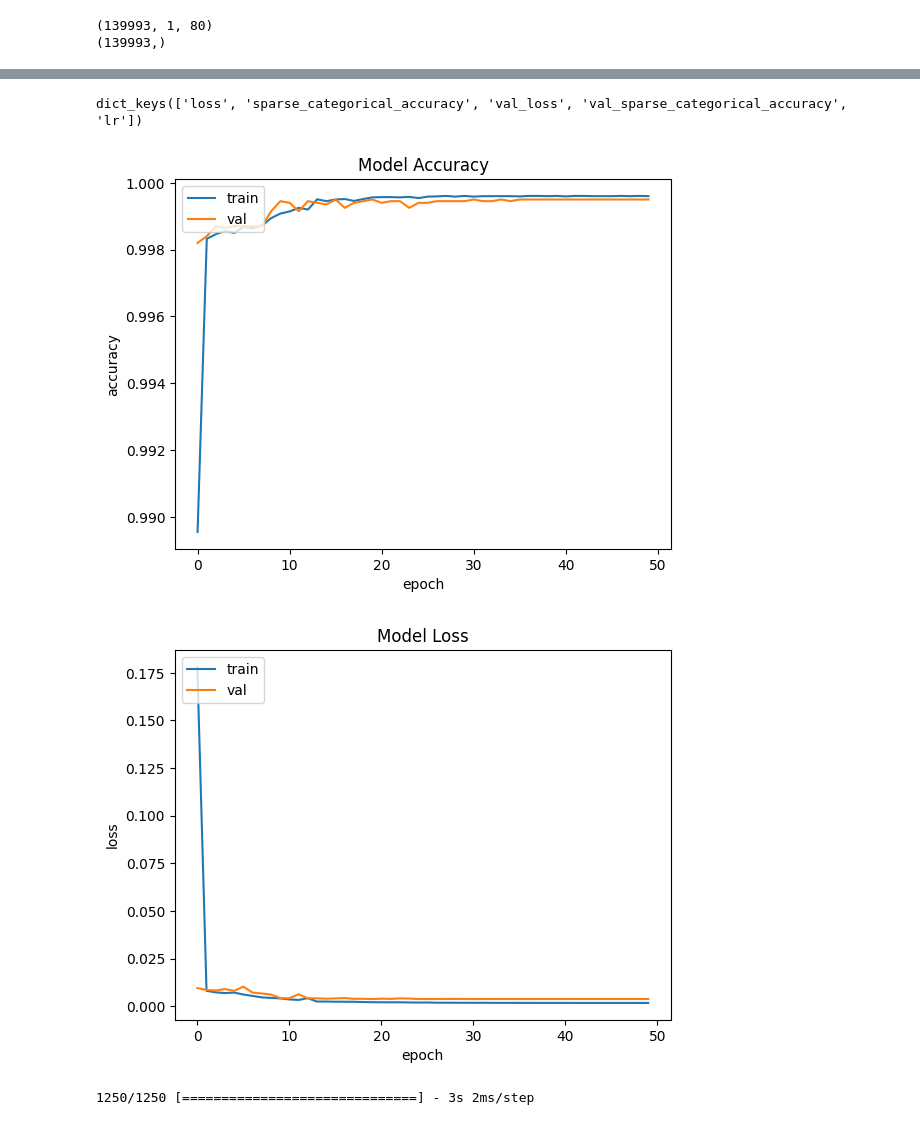
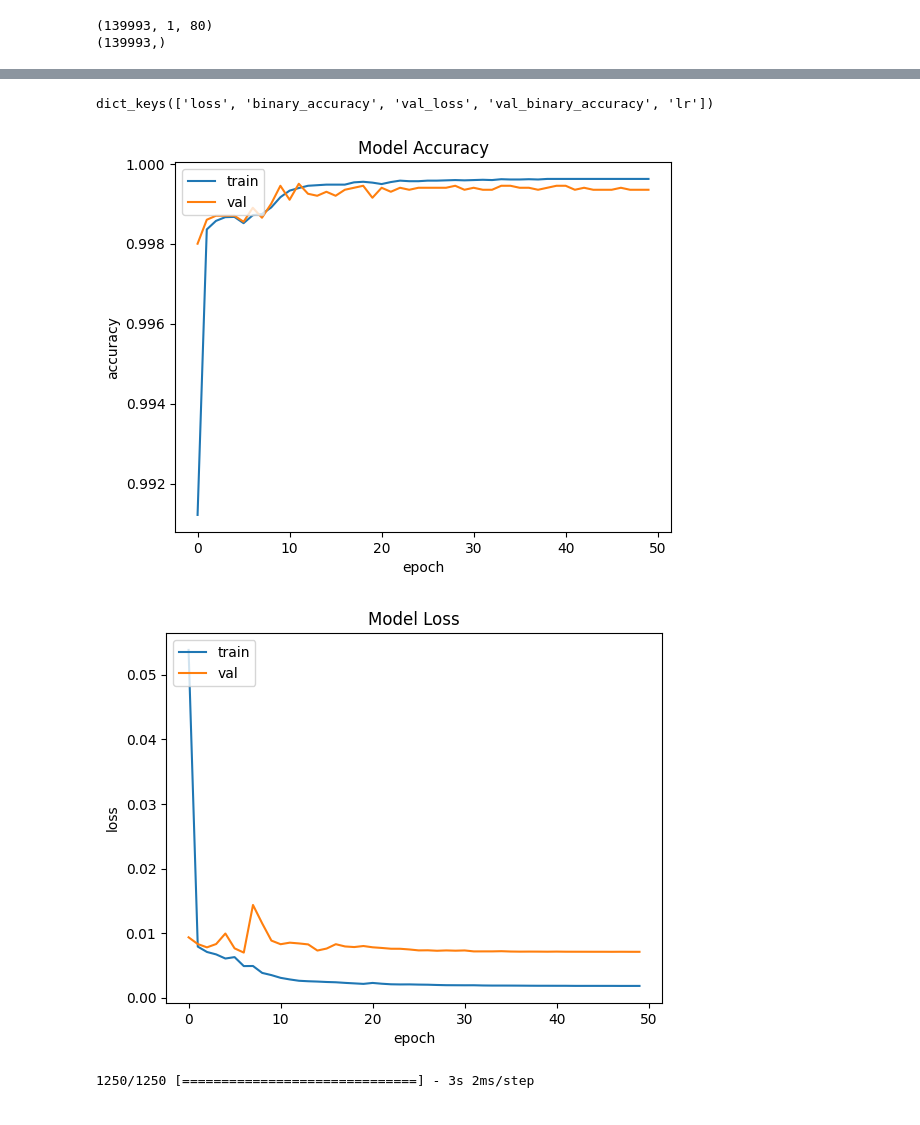
Before and after one commit to dferns11-git/CSI5388-Project, a Jupyter notebook: LSTM/LSTM_binary_final.ipynb, the cells around one changed output, grey strips where cells are left out. Drawn from its saved outputs; the diff is of its cells as text; code cells hidden in the pictures.

Commit message:
Added CNN (binary and multiclass) + fixed LSTM

```diff
--- a/LSTM/LSTM_binary_final.ipynb
+++ b/LSTM/LSTM_binary_final.ipynb
@@ -69,12 +69,13 @@ model.add(Flatten())
 model.add(Dense(256, activation=tfa.activations.gelu))
 model.add(Dense(64, activation=tfa.activations.gelu))
 model.add(Dense(32, activation=tfa.activations.gelu))
-model.add(Dense(12, activation='softmax'))
+model.add(Dense(8, activation=tfa.activations.gelu))
+model.add(Dense(1, activation='sigmoid'))
 
 opt = keras.optimizers.Adam(learning_rate=0.001)
 #opt = tfa.optimizers.AdamW(learning_rate=0.001, weight_decay = 5e-3)
 reduce_lr = keras.callbacks.ReduceLROnPlateau(monitor='val_loss', factor=0.5,
-                              patience=3, min_lr=0.000001)
+                              patience=5, min_lr=0.000001)
 checkpoint_filepath = './checkpoint'
 model_checkpoint_callback = keras.callbacks.ModelCheckpoint(
     filepath=checkpoint_filepath,
@@ -83,6 +84,6 @@ model_checkpoint_callback = keras.callbacks.ModelCheckpoint(
     mode='min',
     save_best_only=True)
 
-model.compile(optimizer=opt, loss='sparse_categorical_crossentropy', metrics=['sparse_categorical_accuracy'])
+model.compile(optimizer=opt, loss='binary_crossentropy', metrics=['binary_accuracy'])
 model.summary()
 # %% [output]
@@ -131,27 +132,27 @@ model.save(path_new_model)
 # %%
 # list all data in history
 print(history.history.keys())
 # summarize history for accuracy
-plt.plot(history.history['sparse_categorical_accuracy'])
-plt.plot(history.history['val_sparse_categorical_accuracy'])
+plt.plot(history.history['binary_accuracy'])
+plt.plot(history.history['val_binary_accuracy'])
 plt.title('Model Accuracy')
 plt.ylabel('accuracy')
 plt.xlabel('epoch')
 plt.legend(['train', 'val'], loc='upper left')
 plt.show()
 
 # summarize history for loss
 plt.plot(history.history['loss'])
 plt.plot(history.history['val_loss'])
 plt.title('Model Loss')
 plt.ylabel('loss')
 plt.xlabel('epoch')
 plt.legend(['train', 'val'], loc='upper left')
 plt.show()
 # %% [output]
-dict_keys(['loss', 'sparse_categorical_accuracy', 'val_loss', 'val_sparse_categorical_accuracy', 'lr'])
+dict_keys(['loss', 'binary_accuracy', 'val_loss', 'val_binary_accuracy', 'lr'])
-[figure, old version]
+[figure, new version]
-[figure, old version]
+[figure, new version]
 # %%
 #Test predictions
 #model.load_weights(checkpoint_filepath)
```
Also changed, not shown: parts of 3 cells of this notebook, 6 other files.
